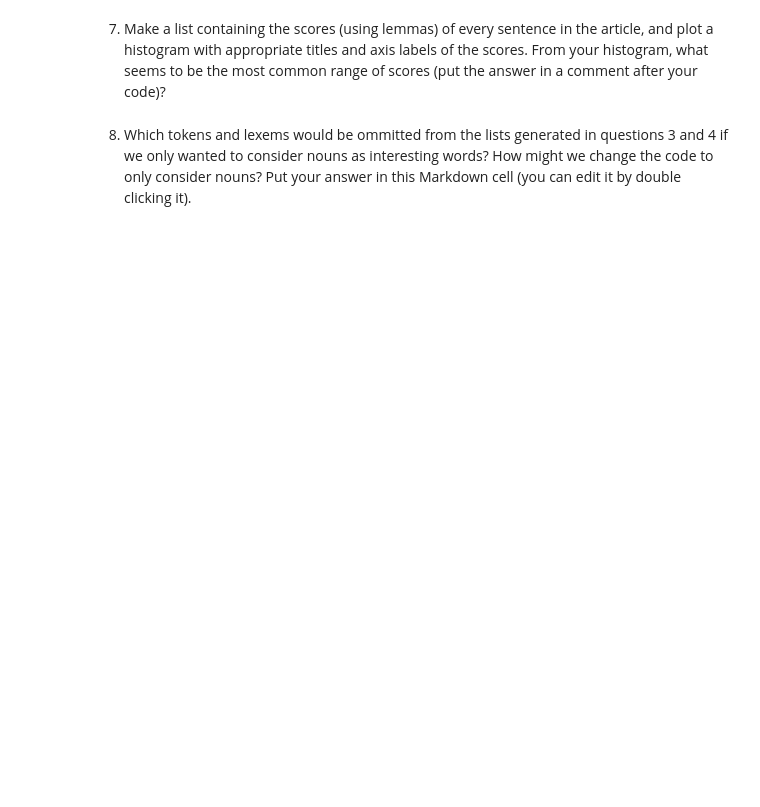
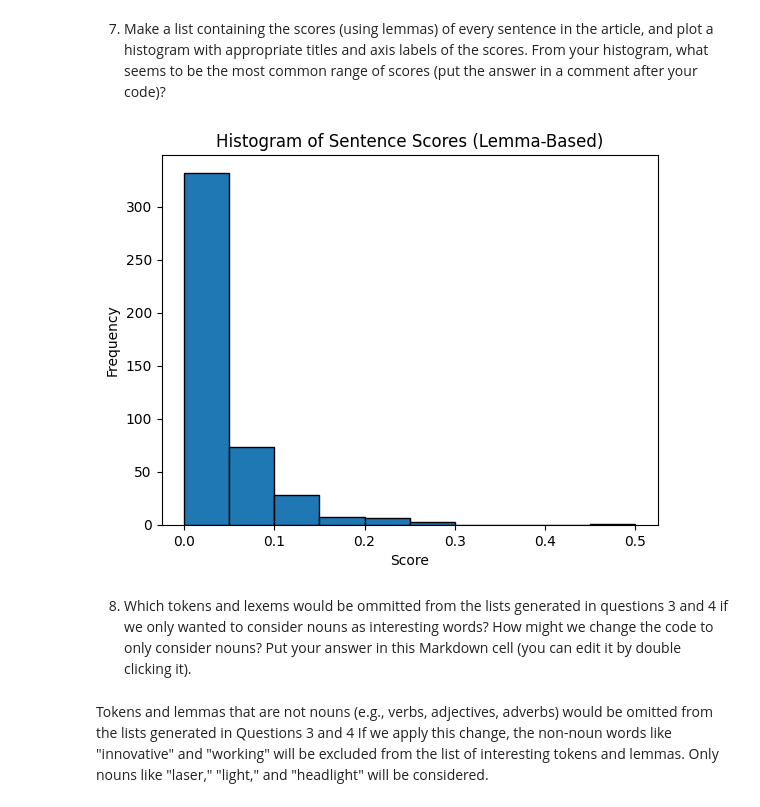
Before and after one commit to sshres10/web-scraping, a Jupyter notebook: web-scraping.ipynb, the cells around one changed output. Cells and saved outputs as stored; diff of their text form; code cells hidden in the pictures; blank space fills up the shorter version.

```diff
--- a/web-scraping.ipynb
+++ b/web-scraping.ipynb
@@ -57,4 +338,57 @@ You may find some of the code from the in class notes useful; feel free to use m
 # %% [markdown]
 7. Make a list containing the scores (using lemmas) of every sentence in the article, and plot a histogram with appropriate titles and axis labels of the scores.  From your histogram, what seems to be the most common range of scores (put the answer in a comment after your code)?
+# %%
+import matplotlib.pyplot as plt
+import spacy
+import pickle
+from bs4 import BeautifulSoup
+
+# Ensure the spaCy model is loaded
+try:
+    nlp = spacy.load("en_core_web_sm")
+except OSError:
+    print("Downloading spaCy model...")
+    import os
+    os.system("python -m spacy download en_core_web_sm")
+    nlp = spacy.load("en_core_web_sm")
+
+# Step 1: Load the article HTML content from the .pkl file
+article_html_file = "article_html.pkl"
+with open(article_html_file, "rb") as file:
+    html_content = pickle.load(file)
+
+# Step 2: Parse the HTML content to extract the main text
+soup = BeautifulSoup(html_content, "html.parser")
+article_body = soup.find("div", class_="article-content")  # Update class if necessary
+article_text = article_body.get_text() if article_body else soup.get_text()
+
+# Step 3: Process the article text through spaCy
+doc = nlp(article_text)
+sentences = [sent.text.strip() for sent in doc.sents if sent.text.strip()]
+
+# Define the lemma-based scoring function
+def score_sentence_by_lemma(sentence, interesting_lemmas):
+    doc = nlp(sentence)
+    lemmas = [token.lemma_.lower() for token in doc if token.is_alpha]
+    count = sum(1 for lemma in lemmas if lemma in interesting_lemmas)
+    return count / len(lemmas) if lemmas else 0
+
+# Define interesting lemmas (replace with actual lemmas from earlier analysis)
+interesting_lemmas = ["laser", "light", "car", "headlight", "technology"]
+
+# Step 4: Calculate lemma-based scores for all sentences
+lemma_scores = [score_sentence_by_lemma(sentence, interesting_lemmas) for sentence in sentences]
+
+# Step 5: Plot a histogram of the lemma-based scores
+plt.hist(lemma_scores, bins=10, edgecolor='black')
+plt.title("Histogram of Sentence Scores (Lemma-Based)")
+plt.xlabel("Score")
+plt.ylabel("Frequency")
+plt.show()
+# %% [output]
+[figure, added]
 # %% [markdown]
 8. Which tokens and lexems would be ommitted from the lists generated in questions 3 and 4 if we only wanted to consider nouns as interesting words?  How might we change the code to only consider nouns? Put your answer in this Markdown cell (you can edit it by double clicking it).
+# %% [markdown]
+Tokens and lemmas that are not nouns (e.g., verbs, adjectives, adverbs) would be omitted from the lists generated in Questions 3 and 4
+If we apply this change, the non-noun words like "innovative" and "working" will be excluded from the list of interesting tokens and lemmas. Only nouns like "laser," "light," and "headlight" will be considered.
```
Also changed, not shown: parts of 6 cells of this notebook, 2 other files.
